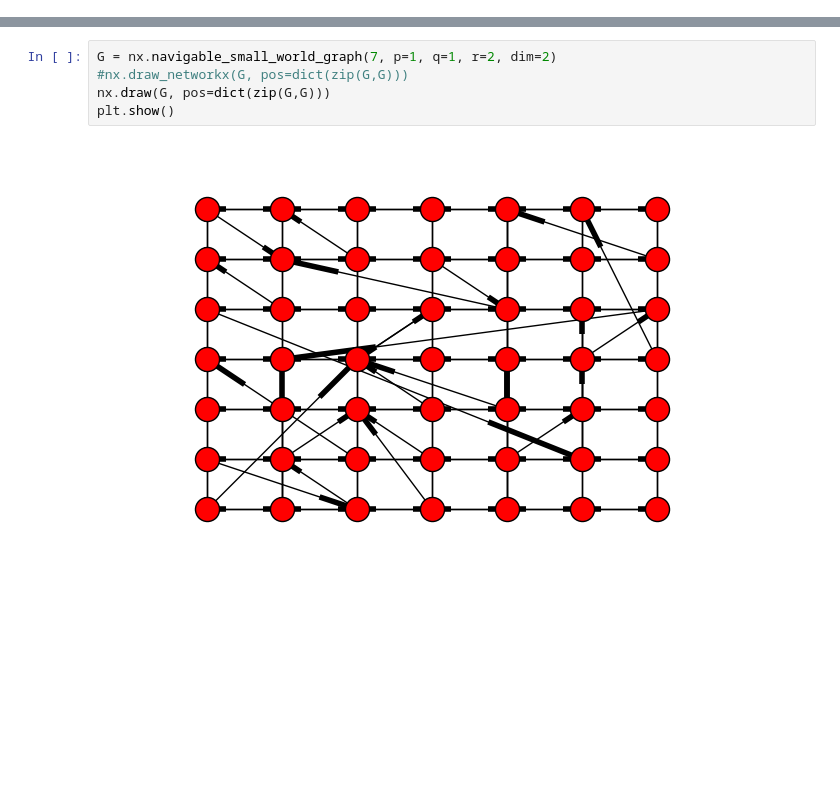
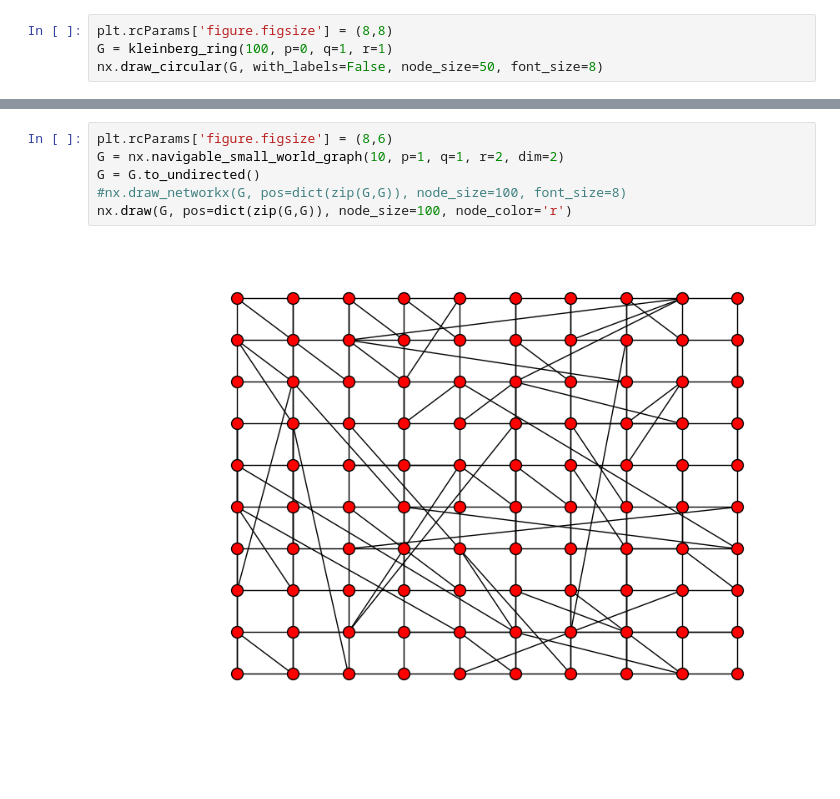
Before and after one commit to akiratk0355/navigable-network-analysis, a Jupyter notebook: presentation-sandberg(2005).ipynb, the cells around one changed output, grey strips where cells are left out. Drawn from its saved outputs; the diff is of its cells as text; blank space fills up the shorter version.

```diff
--- a/presentation-sandberg(2005).ipynb
+++ b/presentation-sandberg(2005).ipynb
@@ -29,0 +43,4 @@ logging.basicConfig(level=logging.INFO, stream=sys.stderr)
+# %%
+plt.rcParams['figure.figsize'] = (8,8)
+G = kleinberg_ring(100, p=0, q=1, r=1)
+nx.draw_circular(G, with_labels=False, node_size=50, font_size=8)
@@ -30,7 +54,8 @@ logging.basicConfig(level=logging.INFO, stream=sys.stderr)
 # %%
-G = nx.navigable_small_world_graph(7, p=1, q=1, r=2, dim=2)
-#nx.draw_networkx(G, pos=dict(zip(G,G)))
-nx.draw(G, pos=dict(zip(G,G)))
-plt.show()
+plt.rcParams['figure.figsize'] = (8,6)
+G = nx.navigable_small_world_graph(10, p=1, q=1, r=2, dim=2)
+G = G.to_undirected()
+#nx.draw_networkx(G, pos=dict(zip(G,G)), node_size=100, font_size=8)
+nx.draw(G, pos=dict(zip(G,G)), node_size=100, node_color='r')
 # %% [output]
-[figure, old version]
+[figure, new version]
```
Also changed, not shown: parts of 18 cells of this notebook.
